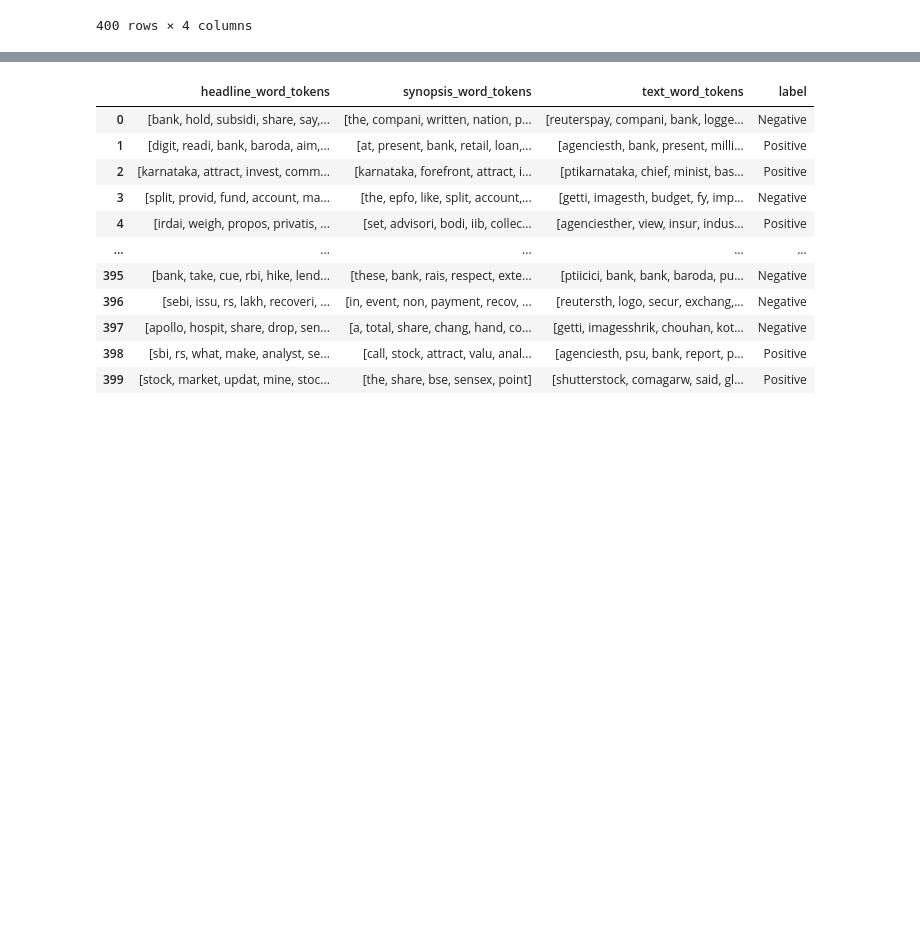
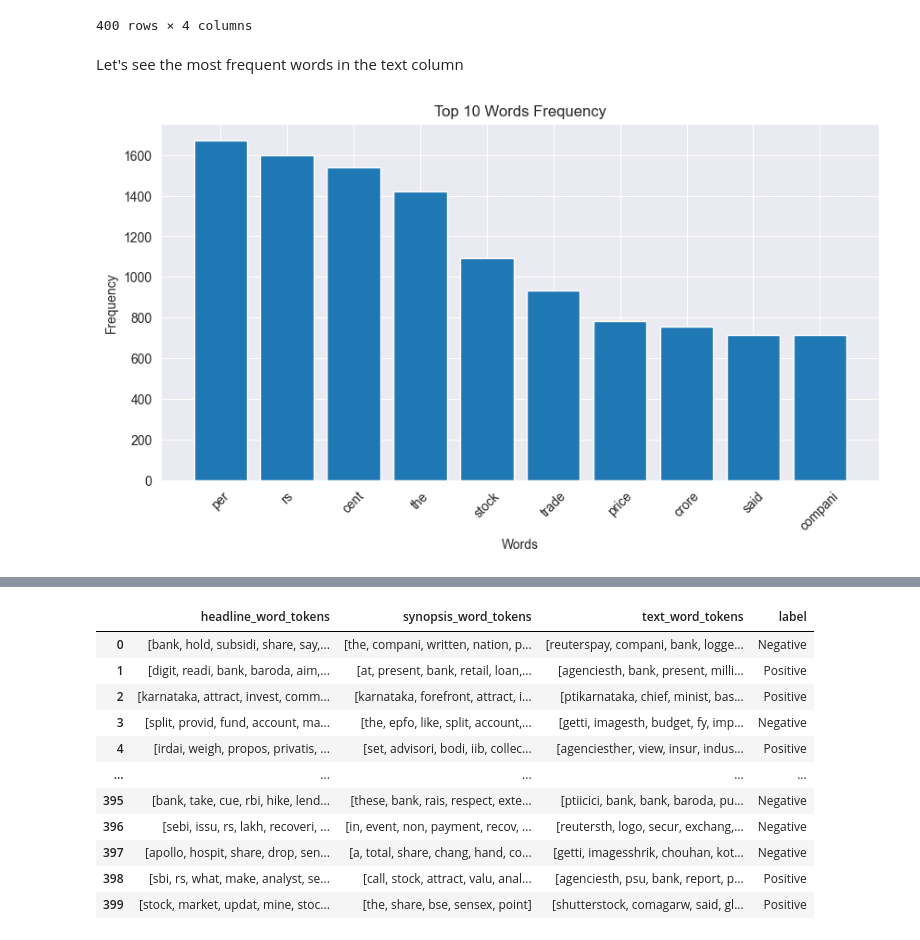
Before and after one commit to rnribeiro/NLP_FEUP, a Jupyter notebook: main.ipynb, the cells around one changed output, grey strips where cells are left out. Drawn from its saved outputs; the diff is of its cells as text; code cells hidden in the pictures; blank space fills up the shorter version.

```diff
--- a/main.ipynb
+++ b/main.ipynb
@@ -178,3 +171,31 @@ news_cleaned
 | 398 | [sbi, rs, what, make, analyst, se... | [call, stock, attract, valu, anal... | [agenciesth, psu, bank, report, p... | Positive |
 | 399 | [stock, market, updat, mine, stoc... | [the, share, bse, sensex, point] | [shutterstock, comagarw, said, gl... | Positive |
 400 rows × 4 columns
+# %% [markdown]
+Let's see the most frequent words in the text column
+# %%
+from collections import Counter
+from itertools import chain
+
+# Flatten the list of lists
+all_words = list(chain.from_iterable(news_cleaned['text_word_tokens']))
+
+# Count the frequency of each word
+word_freq = Counter(all_words)
+
+# Get the top N words and their frequencies
+top_words = word_freq.most_common(10)
+
+# Extract words and frequencies
+top_words, freq = zip(*top_words)
+
+# Plot the bar chart
+plt.figure(figsize=(10, 5))
+plt.bar(top_words, freq)
+plt.xlabel('Words')
+plt.ylabel('Frequency')
+plt.title('Top 10 Words Frequency')
+plt.xticks(rotation=45)
+plt.show()
+# %% [output]
+[figure, added]
```
Also changed, not shown: parts of 24 cells of this notebook.
